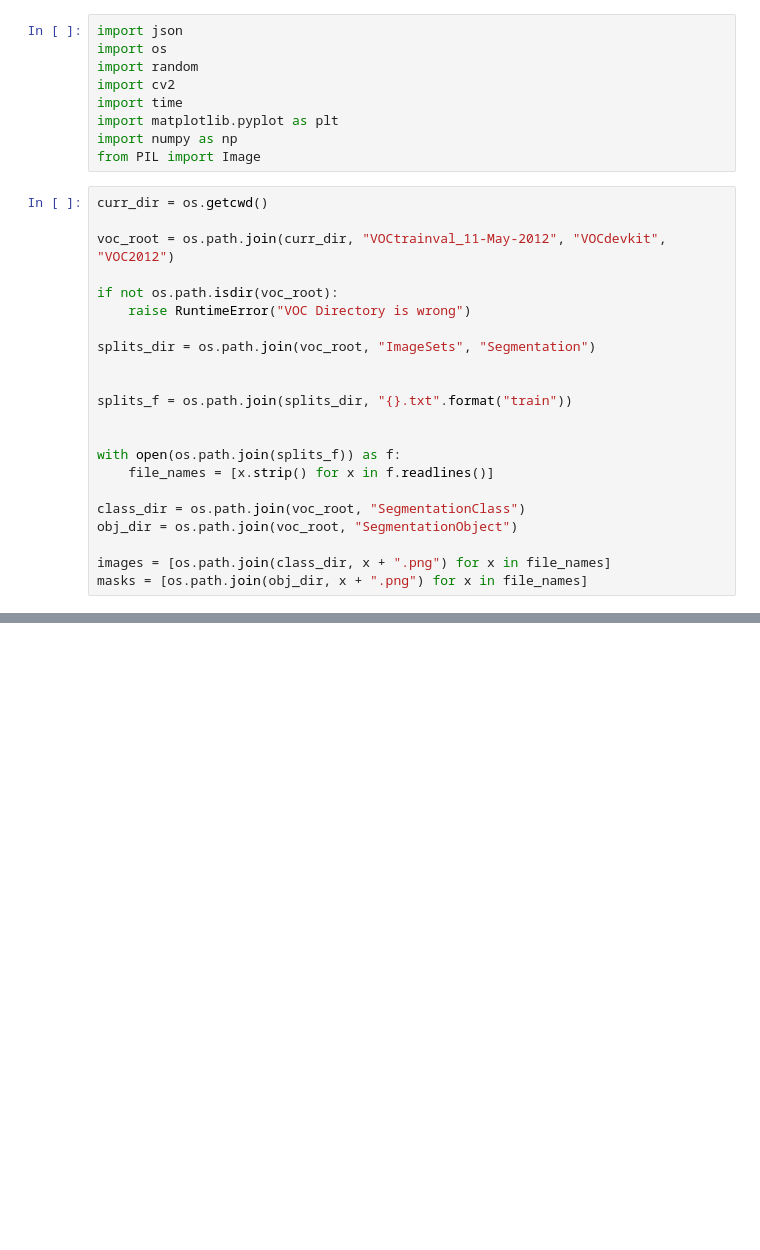
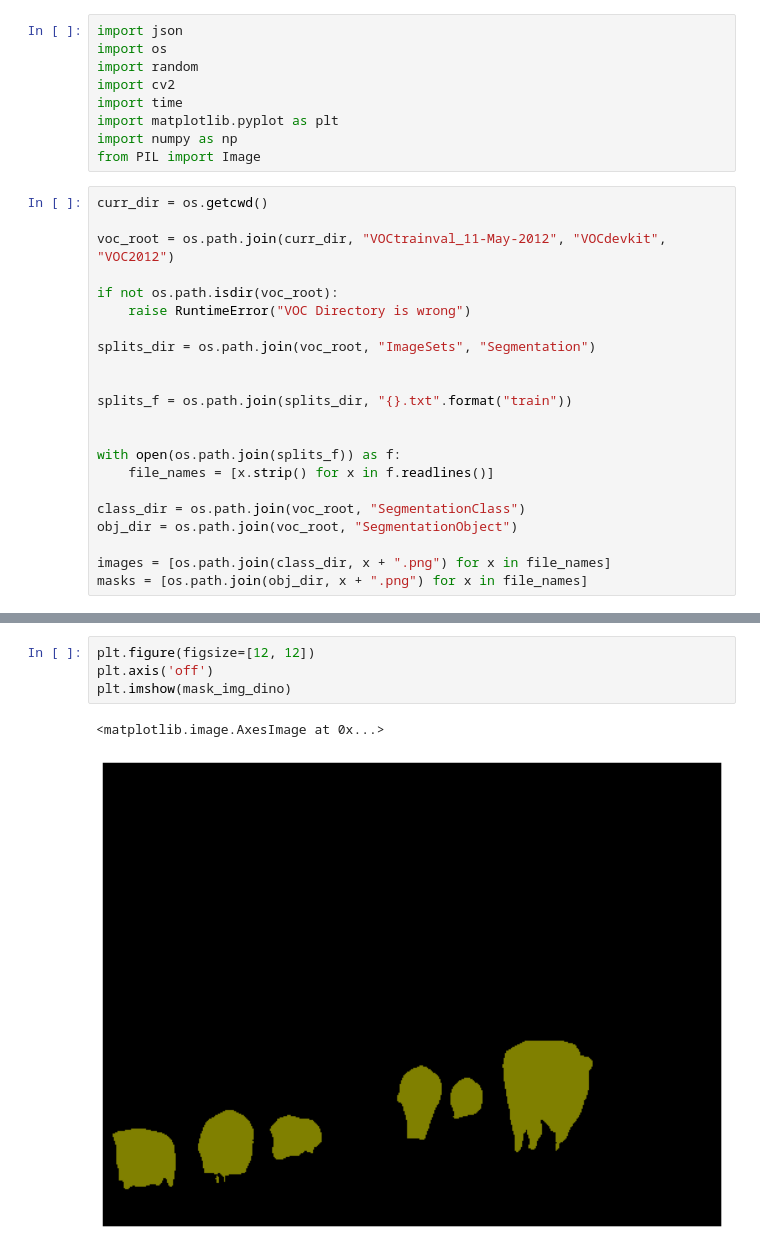
Before and after one commit to youxiang-git/WSSS_method, a Jupyter notebook: voc_pts.ipynb, the cells around one changed output, grey strips where cells are left out. Saved outputs shown, nothing was run; the diff lists cells and outputs as text; blank space fills up the shorter version.

```diff
--- a/voc_pts.ipynb
+++ b/voc_pts.ipynb
@@ -157,0 +159,7 @@ plt.imshow(base)
+# %%
+plt.figure(figsize=[12, 12])
+plt.axis('off')
+plt.imshow(mask_img_dino)
+# %% [output]
+<matplotlib.image.AxesImage at 0x...>
+[figure, added]
```
Also changed, not shown: parts of 4 cells of this notebook, 13 other files.
